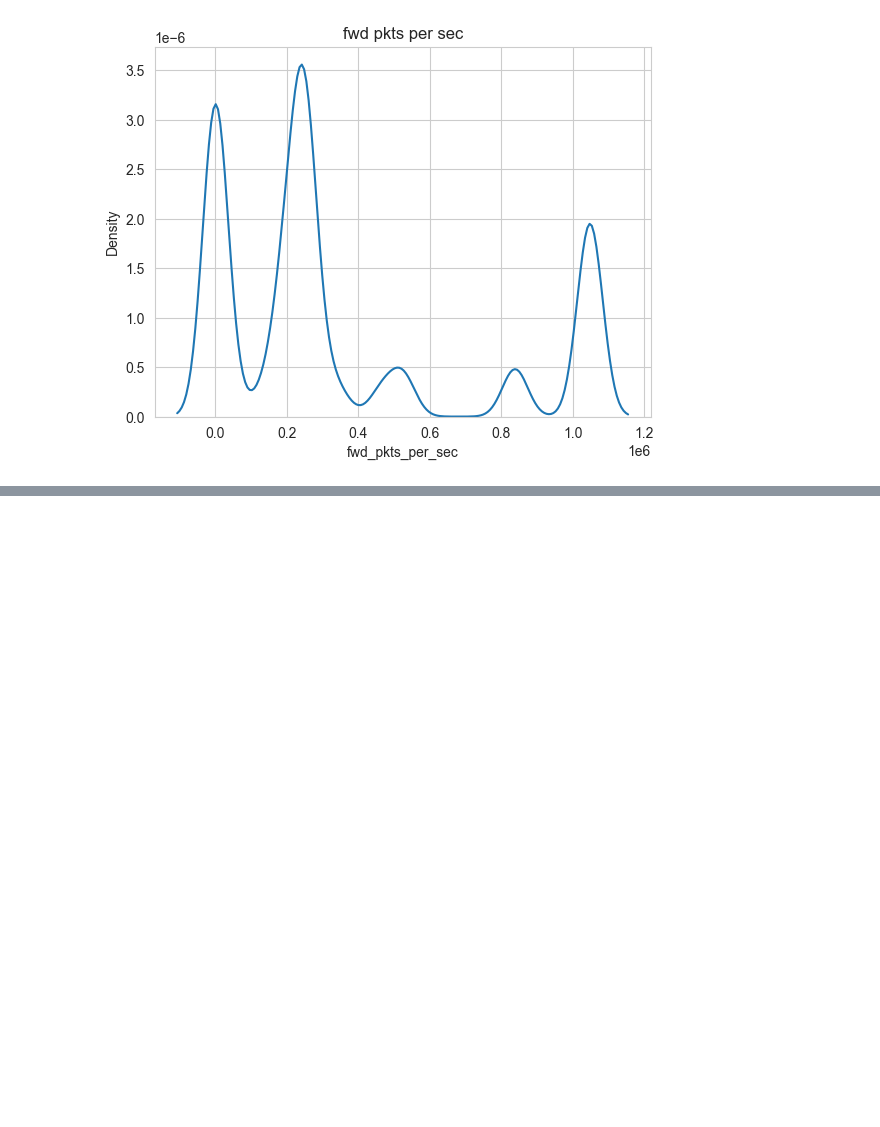
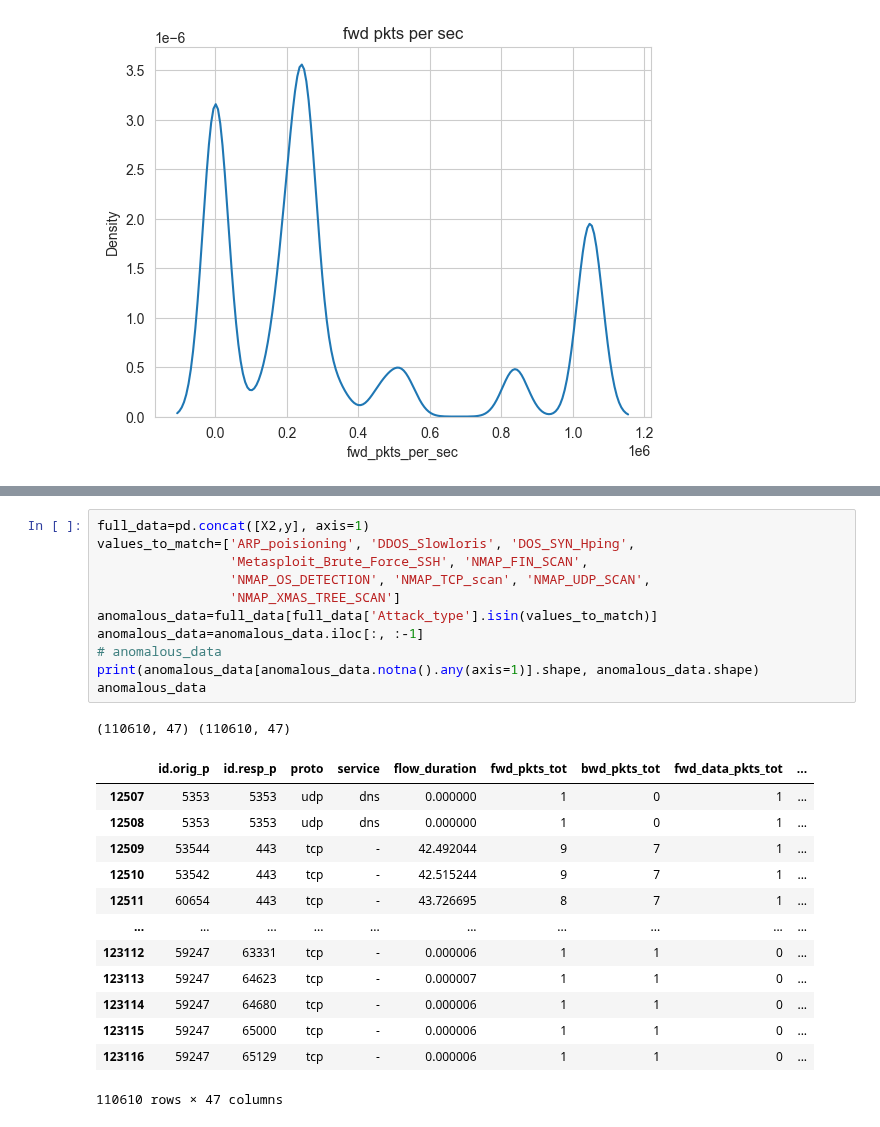
Before and after one commit to connormcmanigal/IoT-IDS-VAE-Classification, a Jupyter notebook: some_looking_around.ipynb, the cells around one changed output, grey strips where cells are left out. Saved outputs shown, nothing was run; the diff lists cells and outputs as text; blank space fills up the shorter version.

```diff
--- a/some_looking_around.ipynb
+++ b/some_looking_around.ipynb
@@ -57,0 +82,26 @@ plt.show()
+# %%
+full_data=pd.concat([X2,y], axis=1)
+values_to_match=['ARP_poisioning', 'DDOS_Slowloris', 'DOS_SYN_Hping',
+                 'Metasploit_Brute_Force_SSH', 'NMAP_FIN_SCAN',
+                 'NMAP_OS_DETECTION', 'NMAP_TCP_scan', 'NMAP_UDP_SCAN',
+                 'NMAP_XMAS_TREE_SCAN']
+anomalous_data=full_data[full_data['Attack_type'].isin(values_to_match)]
+anomalous_data=anomalous_data.iloc[:, :-1]
+# anomalous_data
+print(anomalous_data[anomalous_data.notna().any(axis=1)].shape, anomalous_data.shape)
+anomalous_data
+# %% [output]
+(110610, 47) (110610, 47)
+|  | id.orig_p | id.resp_p | proto | service | flow_duration | fwd_pkts_tot | bwd_pkts_tot | fwd_data_pkts_tot | ... |
+| 12507 | 5353 | 5353 | udp | dns | 0.000000 | 1 | 0 | 1 | ... |
+| 12508 | 5353 | 5353 | udp | dns | 0.000000 | 1 | 0 | 1 | ... |
+| 12509 | 53544 | 443 | tcp | - | 42.492044 | 9 | 7 | 1 | ... |
+| 12510 | 53542 | 443 | tcp | - | 42.515244 | 9 | 7 | 1 | ... |
+| 12511 | 60654 | 443 | tcp | - | 43.726695 | 8 | 7 | 1 | ... |
+| ... | ... | ... | ... | ... | ... | ... | ... | ... | ... |
+| 123112 | 59247 | 63331 | tcp | - | 0.000006 | 1 | 1 | 0 | ... |
+| 123113 | 59247 | 64623 | tcp | - | 0.000007 | 1 | 1 | 0 | ... |
+| 123114 | 59247 | 64680 | tcp | - | 0.000006 | 1 | 1 | 0 | ... |
+| 123115 | 59247 | 65000 | tcp | - | 0.000006 | 1 | 1 | 0 | ... |
+| 123116 | 59247 | 65129 | tcp | - | 0.000006 | 1 | 1 | 0 | ... |
+110610 rows × 47 columns
```
Also changed, not shown: parts of 2 cells of this notebook.
